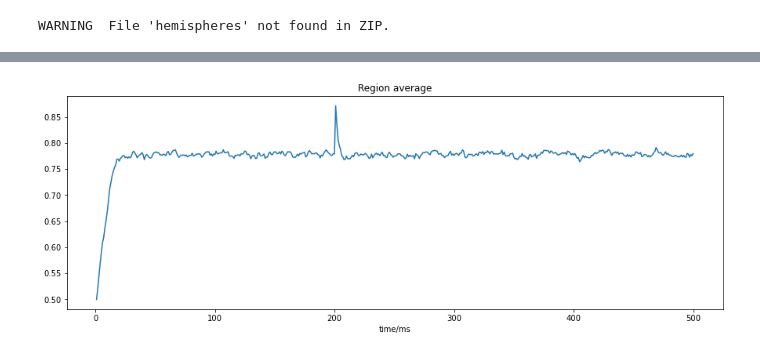
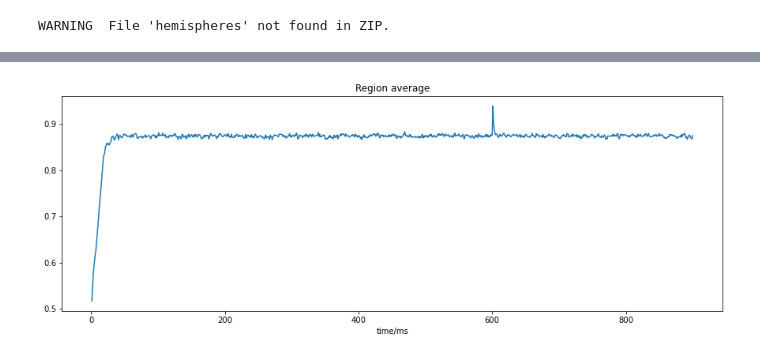
Before and after one commit to Nephiloso/tvb_model_analysis, a Jupyter notebook: model/one_region_stimu.ipynb, the cells around one changed output, grey strips where cells are left out. Drawn from its saved outputs; the diff is of its cells as text; code cells hidden in the pictures.

```diff
--- a/model/one_region_stimu.ipynb
+++ b/model/one_region_stimu.ipynb
@@ -192,19 +194,15 @@ Simulator
 # %%
 data_folder = os.path.join(os.getcwd(),'data')
-# params = config_params(nsig=0.0004, stim_size=50, sigma=1, c_ee=11.57199543729056,c_ei= 10.307919639315172,
-#                         c_ie= 9.477017434965216,c_ii=7.4836638161762013,a_e=1.3, b_e=2.8,
-#                         c_e=7.0,a_i=2.0,alpha_e=1)
-params = config_params(nsig=0.00105, stim_size=50, sigma=0.25502,c_ee=14.995,c_ie=7.818)
+params = config_params(nsig=0.0004, stim_size=50, sigma=1, c_ee=11.57199543729056,c_ei= 10.307919639315172,
+                        c_ie= 9.477017434965216,c_ii=7.4836638161762013,a_e=1.3, b_e=2.8,
+                        c_e=7.0,a_i=2.0,alpha_e=1)
+# params = config_params(nsig=0.00105, stim_size=170, sigma=0.25502,c_ee=14.995,c_ie=7.818)
 region = config_one_region()
 surface = config_surface(region,surface = True)
-stimulus = config_stimulus(params, surface, onset=200, mode= 'SinglePulse', amp=10, dT=0.1)
-sim = config_simulator(params, region, surface,integ_mode= 'stochastic',stimulus=stimulus,simu_length = 500)
+stimulus = config_stimulus(params, surface, onset=600, mode= 'SinglePulse', amp=0.001, dT=0.1)
+sim = config_simulator(params, region, surface,integ_mode= 'stochastic',stimulus=stimulus,simu_length = 900)
 # %% [output]
 WARNING  File 'hemispheres' not found in ZIP.
 # %%
 savg_time, savg_data = run_simulation(sim, params, return_signal=True)
-# %%
-savg_data = np.squeeze(savg_data)
-# %%
-savg_time = np.squeeze(savg_time)
 # %%
@@ -220,8 +212,8 @@ StimuliSurface
 # %%
 # plot_result(time_s, SAVG, [5000,15000])
-fig = plot_result(savg_time, savg_data)
+plot_result(savg_time, savg_data)
 # %% [output]
-[figure, old version]
+[figure, new version]
 # %%
 toc = t0.time() - tic
 print('Elapsed:',toc)
```
Also changed, not shown: parts of 7 cells of this notebook, 10 other files.
